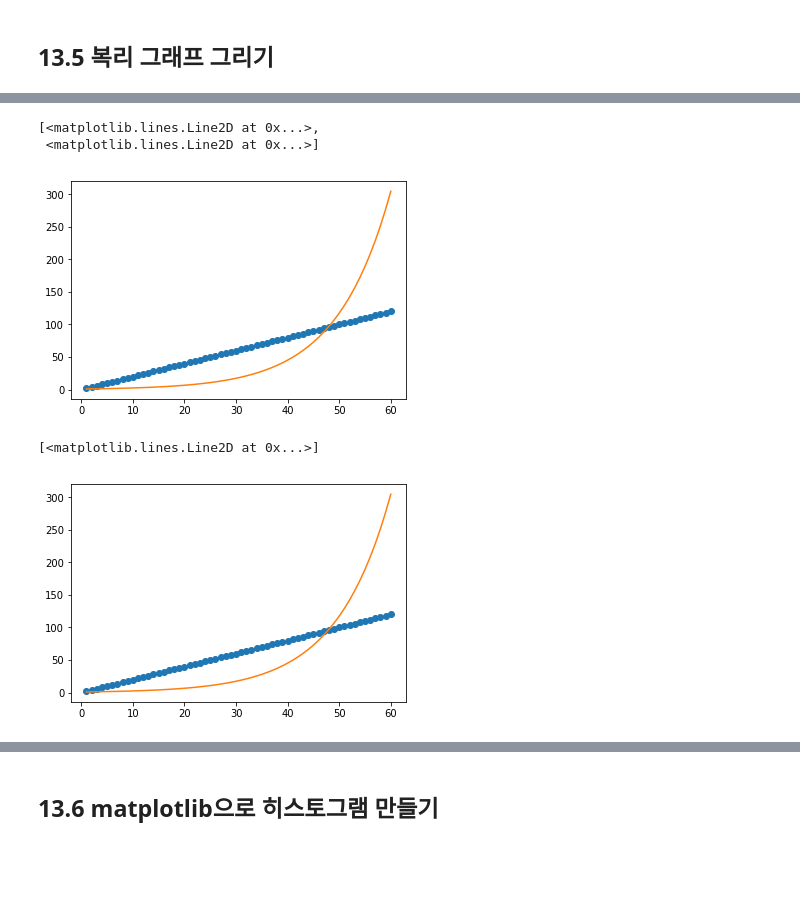
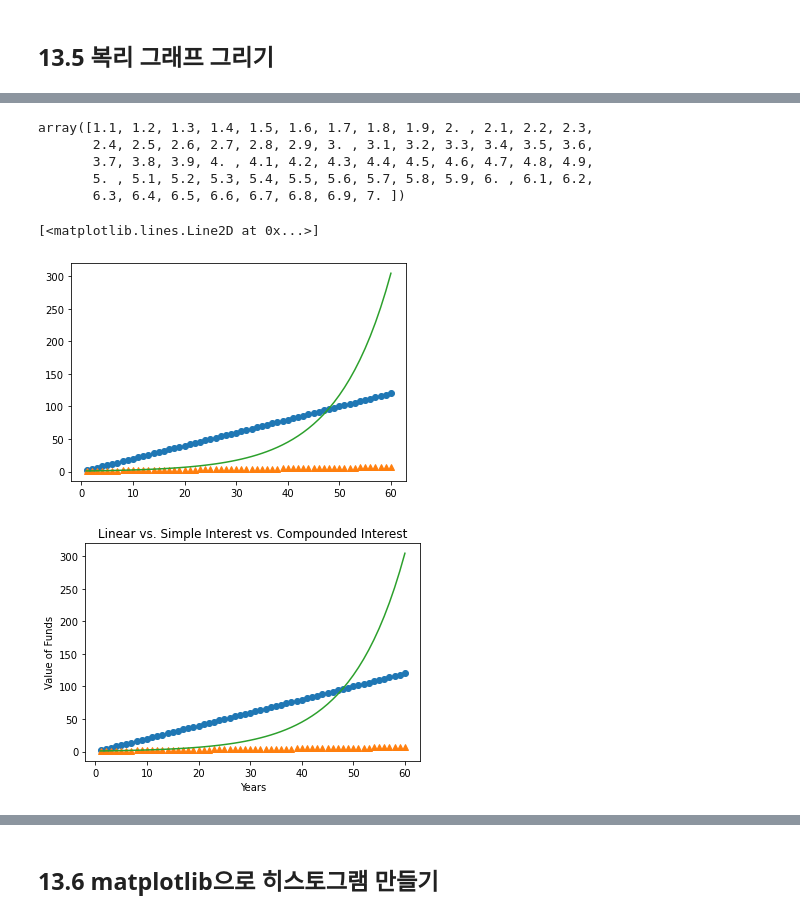
Before and after one commit to cmdrkim/supercharged_python, a Jupyter notebook: 13. 넘파이 고급 사용법.ipynb, the cells around one changed output, grey strips where cells are left out. Cells and saved outputs as stored; diff of their text form; code cells hidden in the pictures; blank space fills up the shorter version.

```diff
--- a/13. 넘파이 고급 사용법.ipynb
+++ b/13. 넘파이 고급 사용법.ipynb
@@ -236,12 +244,25 @@ array([ 1.100,  1.210,  1.331,  1.464,  1.611,  1.772,  1.949,  2.144,
+# %%
+1.0 + 0.1 * A 		# 단리계산법
+# %% [output]
+array([1.1, 1.2, 1.3, 1.4, 1.5, 1.6, 1.7, 1.8, 1.9, 2. , 2.1, 2.2, 2.3,
+       2.4, 2.5, 2.6, 2.7, 2.8, 2.9, 3. , 3.1, 3.2, 3.3, 3.4, 3.5, 3.6,
+       3.7, 3.8, 3.9, 4. , 4.1, 4.2, 4.3, 4.4, 4.5, 4.6, 4.7, 4.8, 4.9,
+       5. , 5.1, 5.2, 5.3, 5.4, 5.5, 5.6, 5.7, 5.8, 5.9, 6. , 6.1, 6.2,
+       6.3, 6.4, 6.5, 6.6, 6.7, 6.8, 6.9, 7. ])
 # %%
-plt.plot(A, 2 * A, 'o', A, 1.1 ** A)
+plt.plot(A, 2 * A, 'o')  # 매년 2 달러씩 증가 (원으로 그림)
+plt.plot(A, 1.0 + 0.1 * A, '^')  # 단리 10%
+plt.plot(A, 1.1 ** A) # 복리 10%
 # %% [output]
-[<matplotlib.lines.Line2D at 0x...>,
- <matplotlib.lines.Line2D at 0x...>]
+[<matplotlib.lines.Line2D at 0x...>]
-[figure, old version]
+[figure, new version]
 # %%
-plt.plot(A, 2 * A, 'o') 		# 매년 2 달러씩 증가 (원으로 그림)
-plt.plot(A, 1.1 ** A) 		    # 매년 복리 10%
+plt.plot(A, 2 * A, 'o')  # 매년 2 달러씩 증가 (원으로 그림)
+plt.plot(A, 1.0 + 0.1 * A, '^')  # 단리 10%
+plt.plot(A, 1.1 ** A) # 복리 10%
+plt.title('Linear vs. Simple Interest vs. Compounded Interest')
+plt.xlabel('Years')
+plt.ylabel('Value of Funds')
+plt.show()
 # %% [output]
-[<matplotlib.lines.Line2D at 0x...>]
-[figure, old version]
+[figure, new version]
```
Also changed, not shown: parts of 81 cells of this notebook, 2 other files.
